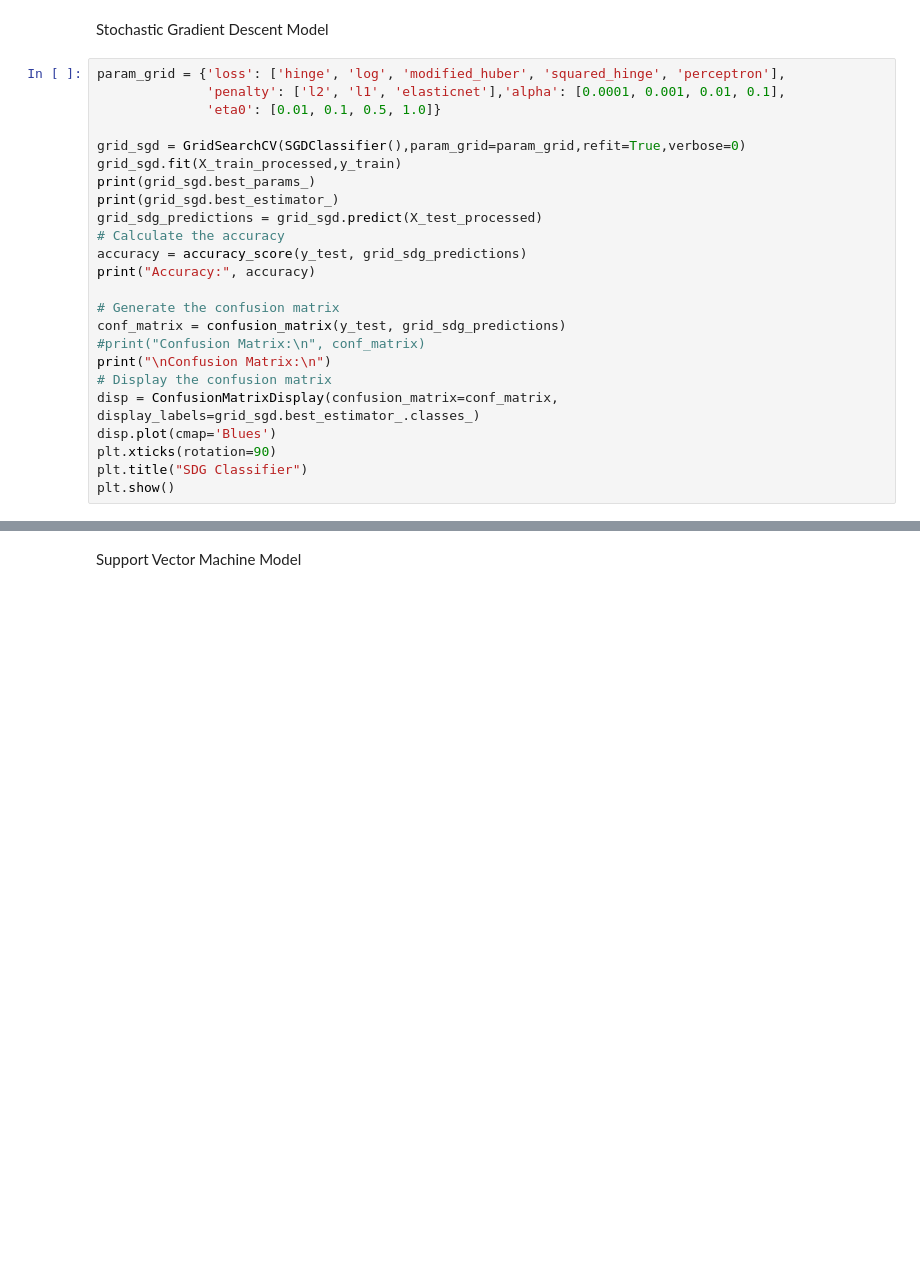
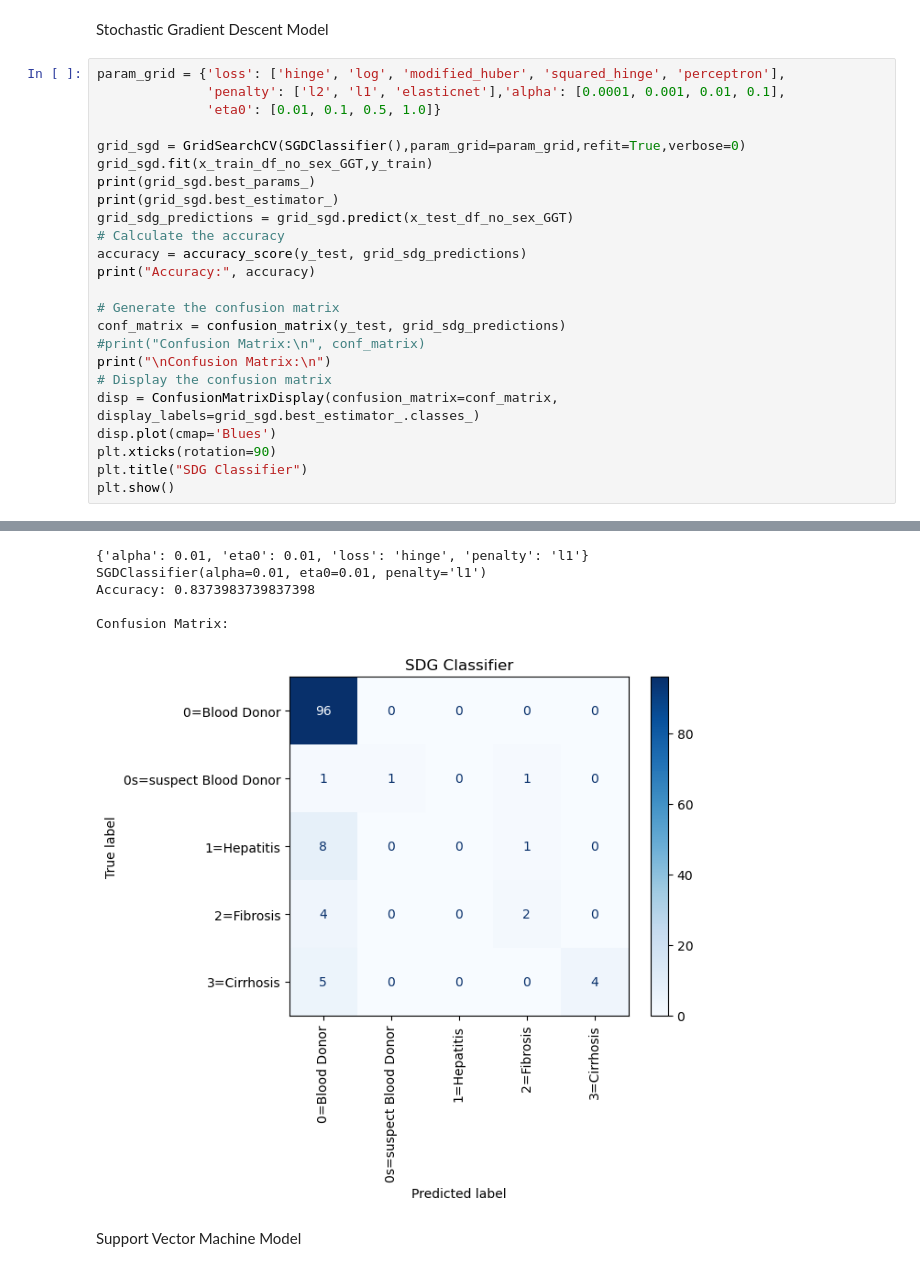
Before and after one commit to mqarmout/HCV_classification, a Jupyter notebook: model.ipynb, the cells around one changed output, grey strips where cells are left out. Drawn from its saved outputs; the diff is of its cells as text; blank space fills up the shorter version.

```diff
--- a/model.ipynb
+++ b/model.ipynb
@@ -1046,10 +1108,10 @@ param_grid = {'loss': ['hinge', 'log', 'modified_huber', 'squared_hinge', 'perce
               'eta0': [0.01, 0.1, 0.5, 1.0]}
 
 grid_sgd = GridSearchCV(SGDClassifier(),param_grid=param_grid,refit=True,verbose=0)
-grid_sgd.fit(X_train_processed,y_train)
+grid_sgd.fit(x_train_df_no_sex_GGT,y_train)
 print(grid_sgd.best_params_)
 print(grid_sgd.best_estimator_)
-grid_sdg_predictions = grid_sgd.predict(X_test_processed)
+grid_sdg_predictions = grid_sgd.predict(x_test_df_no_sex_GGT)
 # Calculate the accuracy
 accuracy = accuracy_score(y_test, grid_sdg_predictions)
 print("Accuracy:", accuracy)
@@ -1064,3 +1126,4 @@ disp.plot(cmap='Blues')
 plt.xticks(rotation=90)
 plt.title("SDG Classifier")
 plt.show()
+# %% [output]
@@ -1067,3 +1147,9 @@ plt.show()
+{'alpha': 0.01, 'eta0': 0.01, 'loss': 'hinge', 'penalty': 'l1'}
+SGDClassifier(alpha=0.01, eta0=0.01, penalty='l1')
+Accuracy: 0.8373983739837398
+
+Confusion Matrix:
+[figure, added]
 # %% [markdown]
 Support Vector Machine Model
 # %%
```
Also changed, not shown: parts of 16 cells of this notebook, 1 other file.
